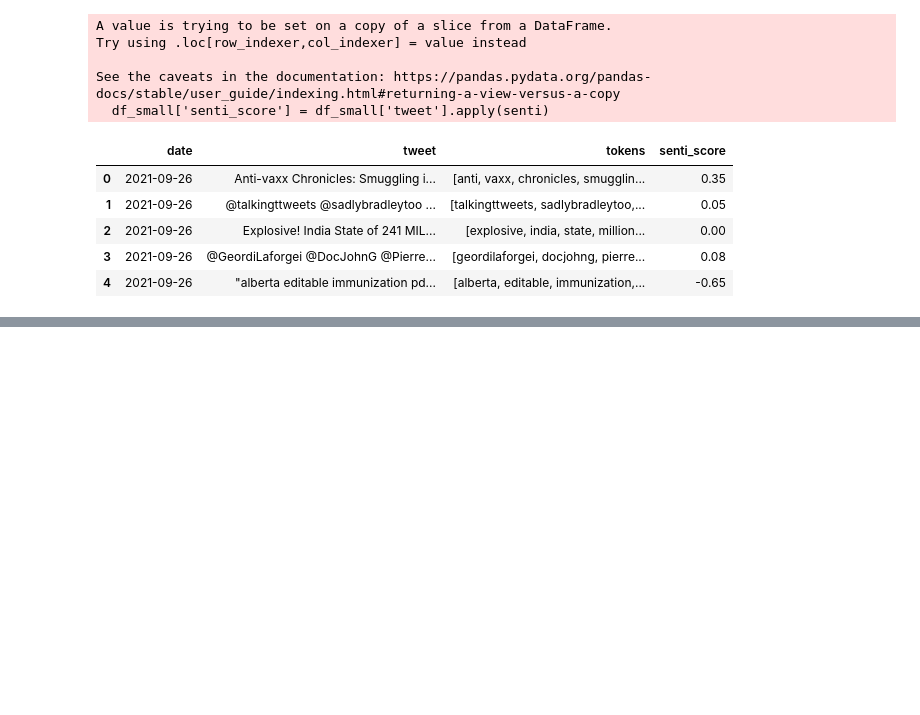
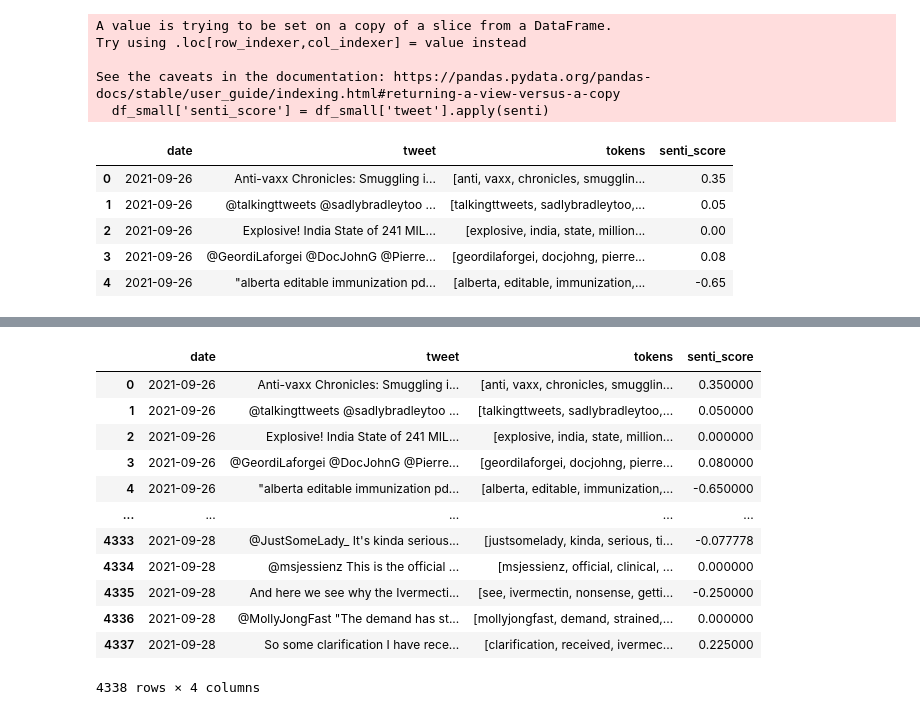
Before and after one commit to macs30200-s22/replication-materials-atowey-uchi, a Jupyter notebook: sentiment_analysis.ipynb, the cells around one changed output, grey strips where cells are left out. Cells and saved outputs as stored; diff of their text form; code cells hidden in the pictures; blank space fills up the shorter version.

```diff
--- a/sentiment_analysis.ipynb
+++ b/sentiment_analysis.ipynb
@@ -116,0 +151,16 @@ df_grouped.plot(use_index=True)
+# %%
+df_small
+# %% [output]
+|  | date | tweet | tokens | senti_score |
+| 0 | 2021-09-26 | Anti-vaxx Chronicles: Smuggling i... | [anti, vaxx, chronicles, smugglin... | 0.350000 |
+| 1 | 2021-09-26 | @talkingttweets @sadlybradleytoo ... | [talkingttweets, sadlybradleytoo,... | 0.050000 |
+| 2 | 2021-09-26 | Explosive! India State of 241 MIL... | [explosive, india, state, million... | 0.000000 |
+| 3 | 2021-09-26 | @GeordiLaforgei @DocJohnG @Pierre... | [geordilaforgei, docjohng, pierre... | 0.080000 |
+| 4 | 2021-09-26 | "alberta editable immunization pd... | [alberta, editable, immunization,... | -0.650000 |
+| ... | ... | ... | ... | ... |
+| 4333 | 2021-09-28 | @JustSomeLady_ It's kinda serious... | [justsomelady, kinda, serious, ti... | -0.077778 |
+| 4334 | 2021-09-28 | @msjessienz This is the official ... | [msjessienz, official, clinical, ... | 0.000000 |
+| 4335 | 2021-09-28 | And here we see why the Ivermecti... | [see, ivermectin, nonsense, getti... | -0.250000 |
+| 4336 | 2021-09-28 | @MollyJongFast "The demand has st... | [mollyjongfast, demand, strained,... | 0.000000 |
+| 4337 | 2021-09-28 | So some clarification I have rece... | [clarification, received, ivermec... | 0.225000 |
+4338 rows × 4 columns
```
Also changed, not shown: parts of 11 cells of this notebook.
